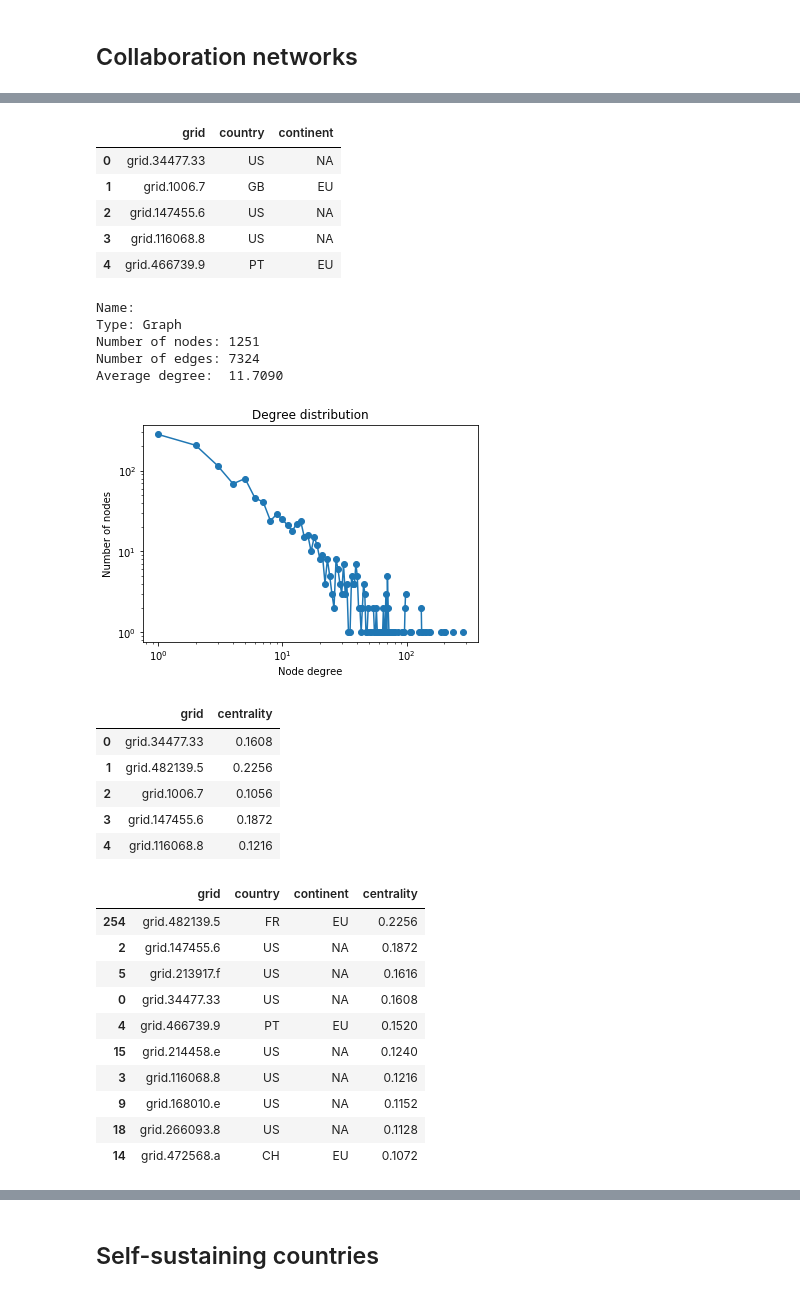
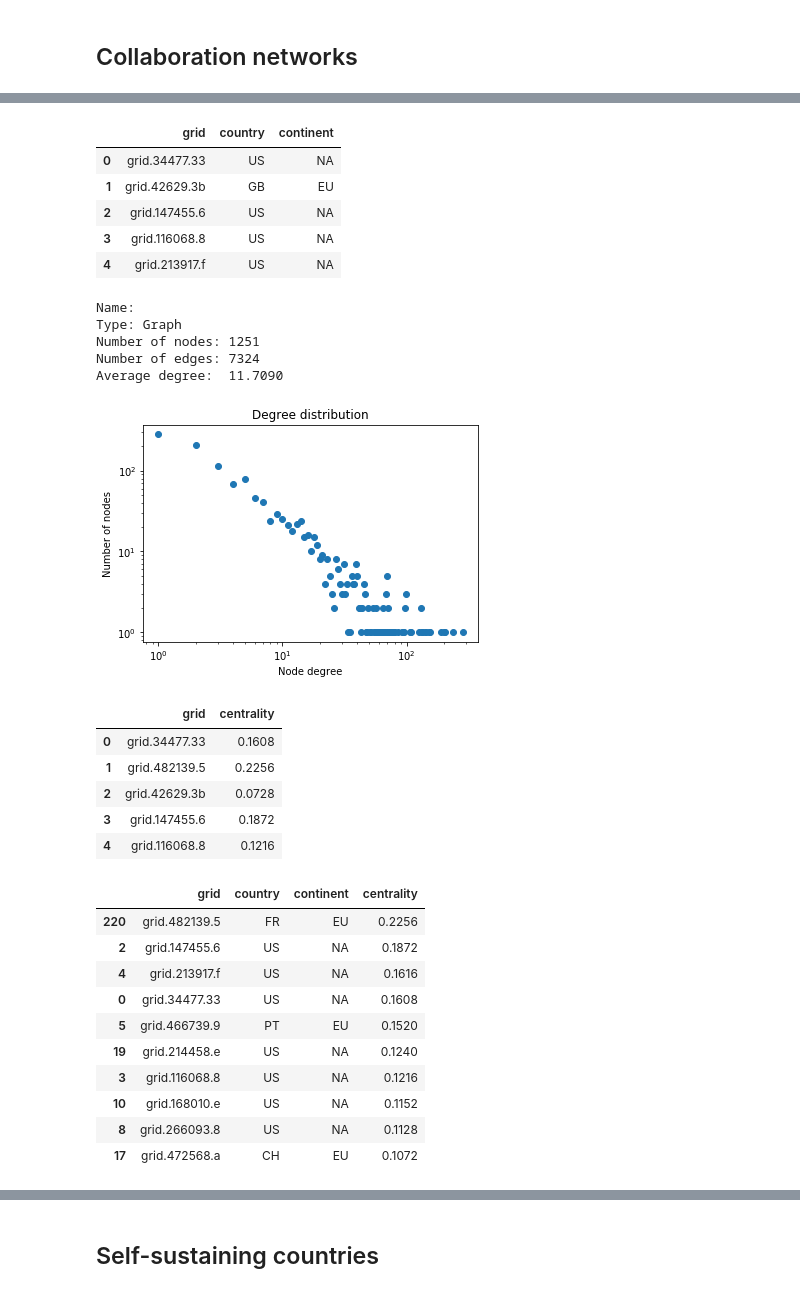
Before and after one commit to andremann/IJHCS-special-issue, a Jupyter notebook: CHI_analysis.ipynb, the cells around one changed output, grey strips where cells are left out. Drawn from its saved outputs; the diff is of its cells as text; code cells hidden in the pictures.

```diff
--- a/CHI_analysis.ipynb
+++ b/CHI_analysis.ipynb
@@ -55,7 +56,7 @@ chi_cite = pd.read_json('./data/raw/chi_metadata/chi_cite.txt', lines=True)
 # %% [markdown]
 Filter the papers without DOI and related referenced/citing ones
 # %%
-chi = chi.loc[(chi.doi != '') & (chi.year >= 1982) & (chi.year != 2019)]
+chi = chi.loc[(chi.doi != '') & (chi.year != 2019) & (chi.year >= 1982)]
 chi_ref = chi_ref.loc[chi_ref.citingid.isin(chi.paperid)]
 chi_cite = chi_cite.loc[chi_cite.citedid.isin(chi.paperid)]
 # %% [markdown]
@@ -930,32 +943,32 @@ w_nodes.head()
 # %% [output]
 |  | grid | country | continent |
 | 0 | grid.34477.33 | US | NA |
-| 1 | grid.1006.7 | GB | EU |
+| 1 | grid.42629.3b | GB | EU |
 | 2 | grid.147455.6 | US | NA |
 | 3 | grid.116068.8 | US | NA |
-| 4 | grid.466739.9 | PT | EU |
+| 4 | grid.213917.f | US | NA |
 # %%
 G = nx.Graph()
 
 for index, row in w_edges.iterrows():
     G.add_edge(row['grid1'], row['grid2'], weight=row['count'])
 
 def plotDegreeDistr(graph):
     dh = nx.degree_histogram(graph)
-    plt.loglog(dh, '-', marker='o')
+    plt.loglog(dh, linewidth=0, marker='o')
     plt.title("Degree distribution")
     plt.ylabel("Number of nodes")
     plt.xlabel("Node degree")
 
 print(nx.info(G))
 plotDegreeDistr(G)
 # %% [output]
 Name:
 Type: Graph
 Number of nodes: 1251
 Number of edges: 7324
 Average degree:  11.7090
-[figure, old version]
+[figure, new version]
 # %%
 centrality = pd.DataFrame.from_dict(nx.algorithms.degree_centrality(G), orient='index', columns=['centrality']).reset_index()
 centrality.columns = ['grid', 'centrality']
@@ -964,7 +977,7 @@ centrality.head()
 |  | grid | centrality |
 | 0 | grid.34477.33 | 0.1608 |
 | 1 | grid.482139.5 | 0.2256 |
-| 2 | grid.1006.7 | 0.1056 |
+| 2 | grid.42629.3b | 0.0728 |
 | 3 | grid.147455.6 | 0.1872 |
 | 4 | grid.116068.8 | 0.1216 |
 # %%
@@ -972,16 +985,16 @@ centrality = pd.merge(left=w_nodes, right=centrality, left_on='grid', right_on='
 centrality.sort_values('centrality', ascending=False).head(n=10)
 # %% [output]
 |  | grid | country | continent | centrality |
-| 254 | grid.482139.5 | FR | EU | 0.2256 |
+| 220 | grid.482139.5 | FR | EU | 0.2256 |
 | 2 | grid.147455.6 | US | NA | 0.1872 |
-| 5 | grid.213917.f | US | NA | 0.1616 |
+| 4 | grid.213917.f | US | NA | 0.1616 |
 | 0 | grid.34477.33 | US | NA | 0.1608 |
-| 4 | grid.466739.9 | PT | EU | 0.1520 |
-| 15 | grid.214458.e | US | NA | 0.1240 |
+| 5 | grid.466739.9 | PT | EU | 0.1520 |
+| 19 | grid.214458.e | US | NA | 0.1240 |
 | 3 | grid.116068.8 | US | NA | 0.1216 |
-| 9 | grid.168010.e | US | NA | 0.1152 |
-| 18 | grid.266093.8 | US | NA | 0.1128 |
-| 14 | grid.472568.a | CH | EU | 0.1072 |
+| 10 | grid.168010.e | US | NA | 0.1152 |
+| 8 | grid.266093.8 | US | NA | 0.1128 |
+| 17 | grid.472568.a | CH | EU | 0.1072 |
 # %%
 box_data = centrality.groupby('country').agg({'centrality': lambda x: list(x)})
 
```
Also changed, not shown: parts of 15 cells of this notebook, 13 other files.
